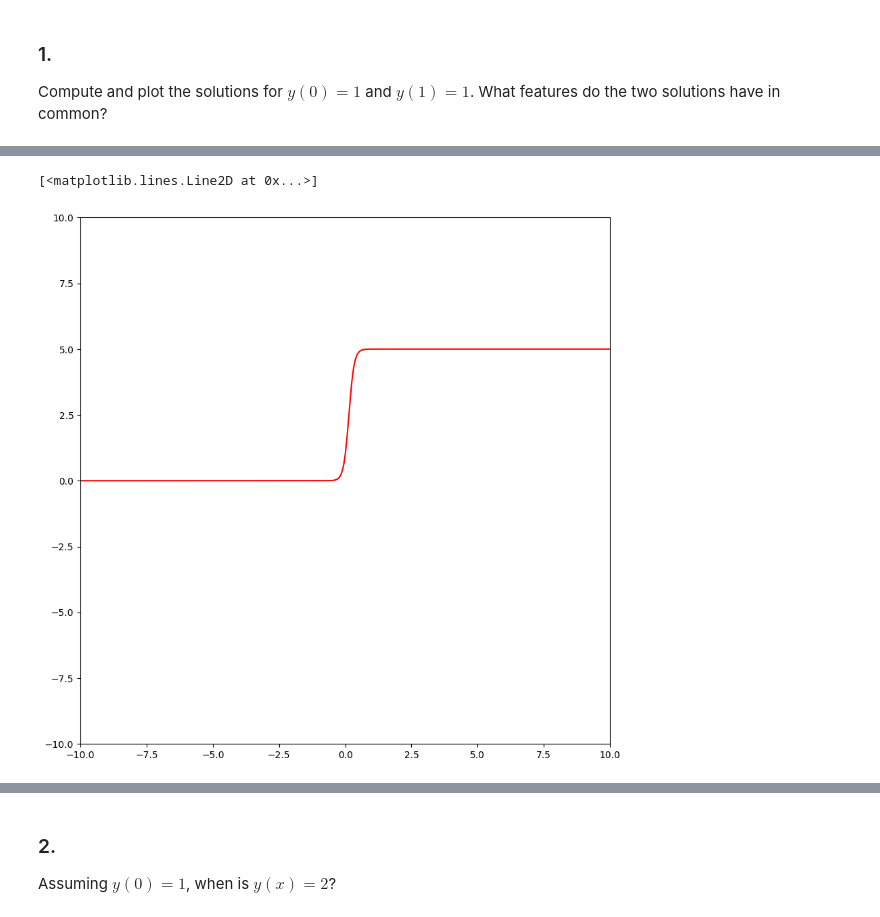
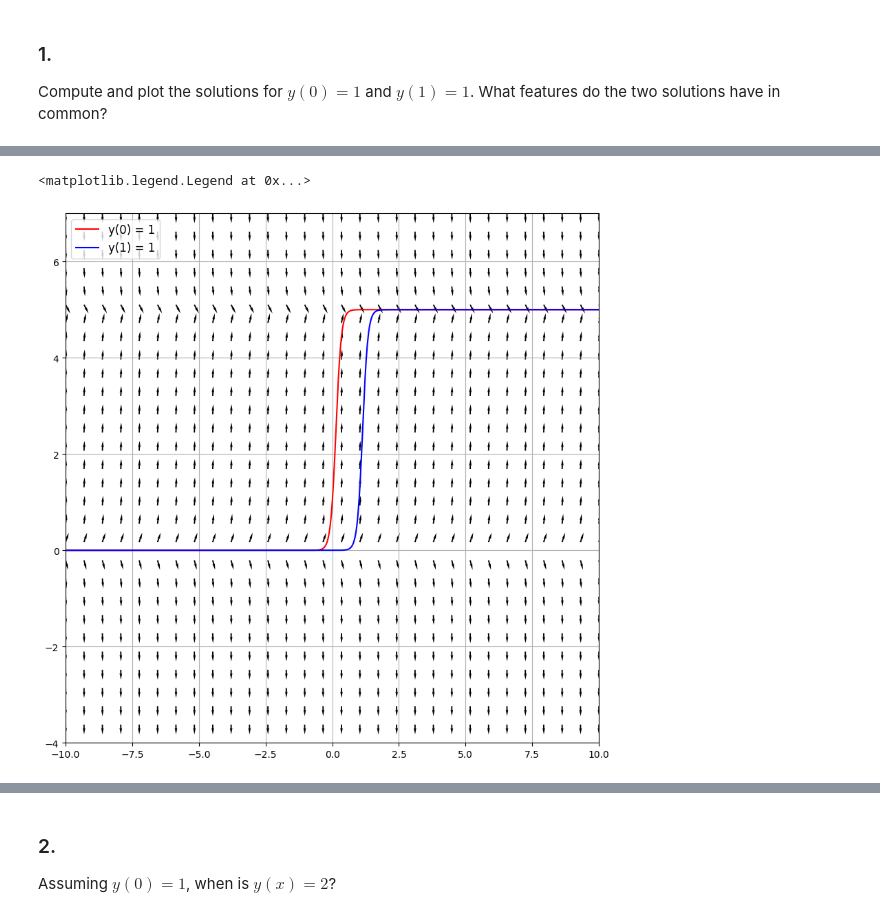
Before and after one commit to Khanrik/UniFolder, a Jupyter notebook: 3. Semester/Differentialligninger/Afleveringer/Assignment1.ipynb, the cells around one changed output, grey strips where cells are left out. Saved outputs shown, nothing was run; the diff lists cells and outputs as text; code cells hidden in the pictures.

```diff
--- a/3. Semester/Differentialligninger/Afleveringer/Assignment1.ipynb
+++ b/3. Semester/Differentialligninger/Afleveringer/Assignment1.ipynb
@@ -335,35 +359,42 @@ y &= \frac{5 \cdot e^{10x}}{C_{3} + e^{10x}} &\text{(the general solution)}
 # %%
 #Define boundaries of x and y in the slope field plot
 minx = -10.
 maxx = 10.
-miny = -10.
-maxy = 10.
+miny = -4.
+maxy = 7.
 
 #Define step n along each axis (resolution of slope field)
 xsteps = 30
 ysteps = 30
 
 #Create linspace from parameters
 xs = np.linspace(minx, maxx, xsteps)
 ys = np.linspace(miny, maxy, ysteps)
 
 #Create a meshgrid from the linspaces
 x, y = np.meshgrid(xs, ys)
 
 #Create and normalize direction vectors
 u = np.ones(x.shape)
-v = (y-3)**2
+v = 2 * y * (5 - y)
 norm = np.sqrt(u**2 + v**2)
 u /= norm
 v /= norm
 
 fig, ax = plt.subplots(1,1,figsize=(10,10))
+ax.quiver(x, y, u, v, angles='xy', headwidth=2)
+ax.set_xlim(minx, maxx)
+ax.set_ylim(miny, maxy)
+ax.grid()
 
 xs_new = np.linspace(minx, maxx, 1000)
-y_sol = (np.exp(10*xs_new)*5*0.25)/(1+np.exp(10*xs_new)*0.25)
-ax.set_xlim(minx, maxx)
-ax.set_ylim(miny, maxy)
-ax.plot(xs_new, y_sol, color='red')
+y_0 = (5 * np.exp(10 * xs_new)) / (4 + np.exp(10 * xs_new))
+ax.plot(xs_new, y_0, color='red', label="y(0) = 1")
+
+xs_new = np.linspace(minx, maxx, 1000)
+y_1 = (5 * np.exp(10 * xs_new)) / (4 * np.exp(10) + np.exp(10 * xs_new))
+ax.plot(xs_new, y_1, color='blue', label="y(1) = 1")
+ax.legend(loc='upper left', fontsize=12)
 # %% [output]
-[<matplotlib.lines.Line2D at 0x...>]
+<matplotlib.legend.Legend at 0x...>
-[figure, old version]
+[figure, new version]
```
Also changed, not shown: parts of 6 cells of this notebook.
